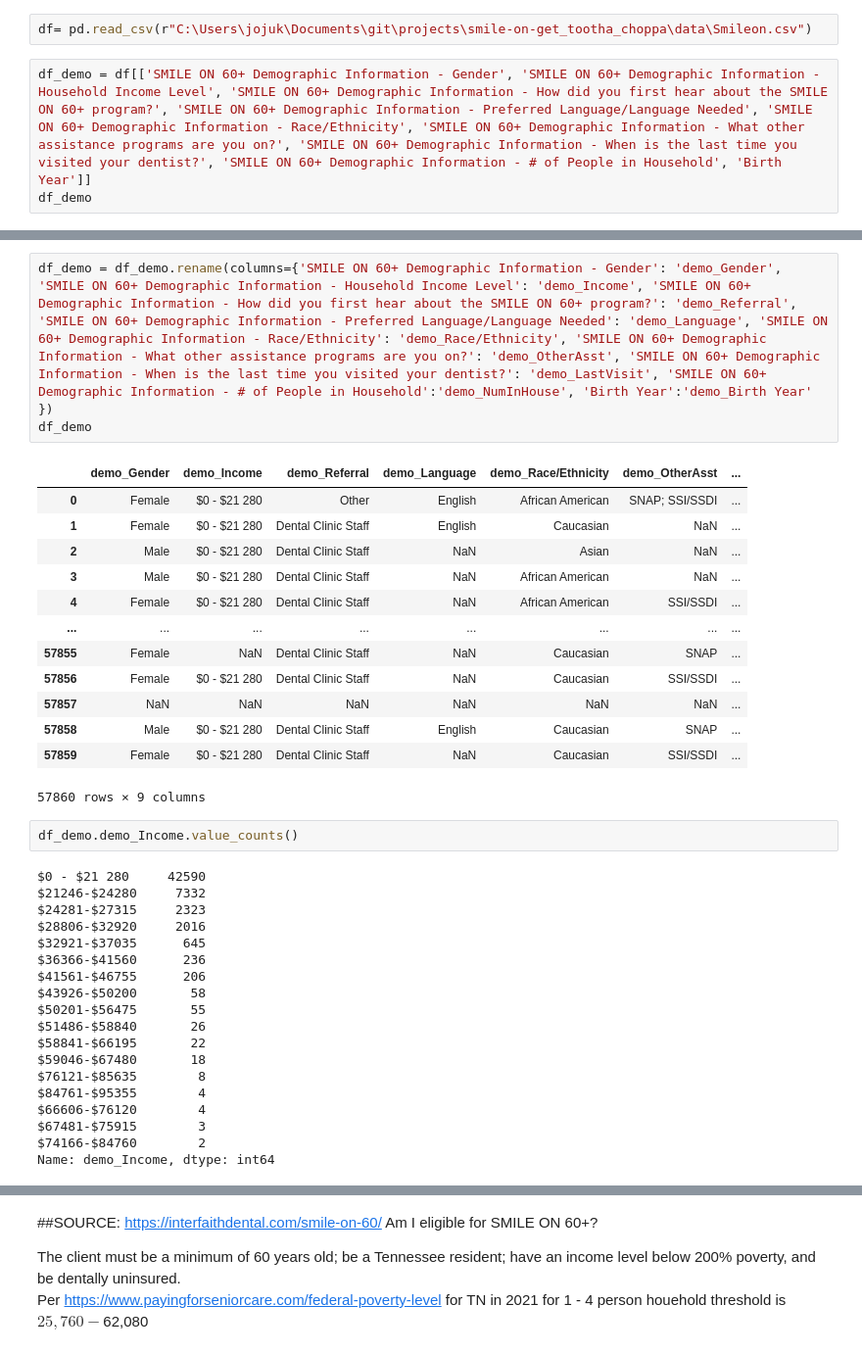
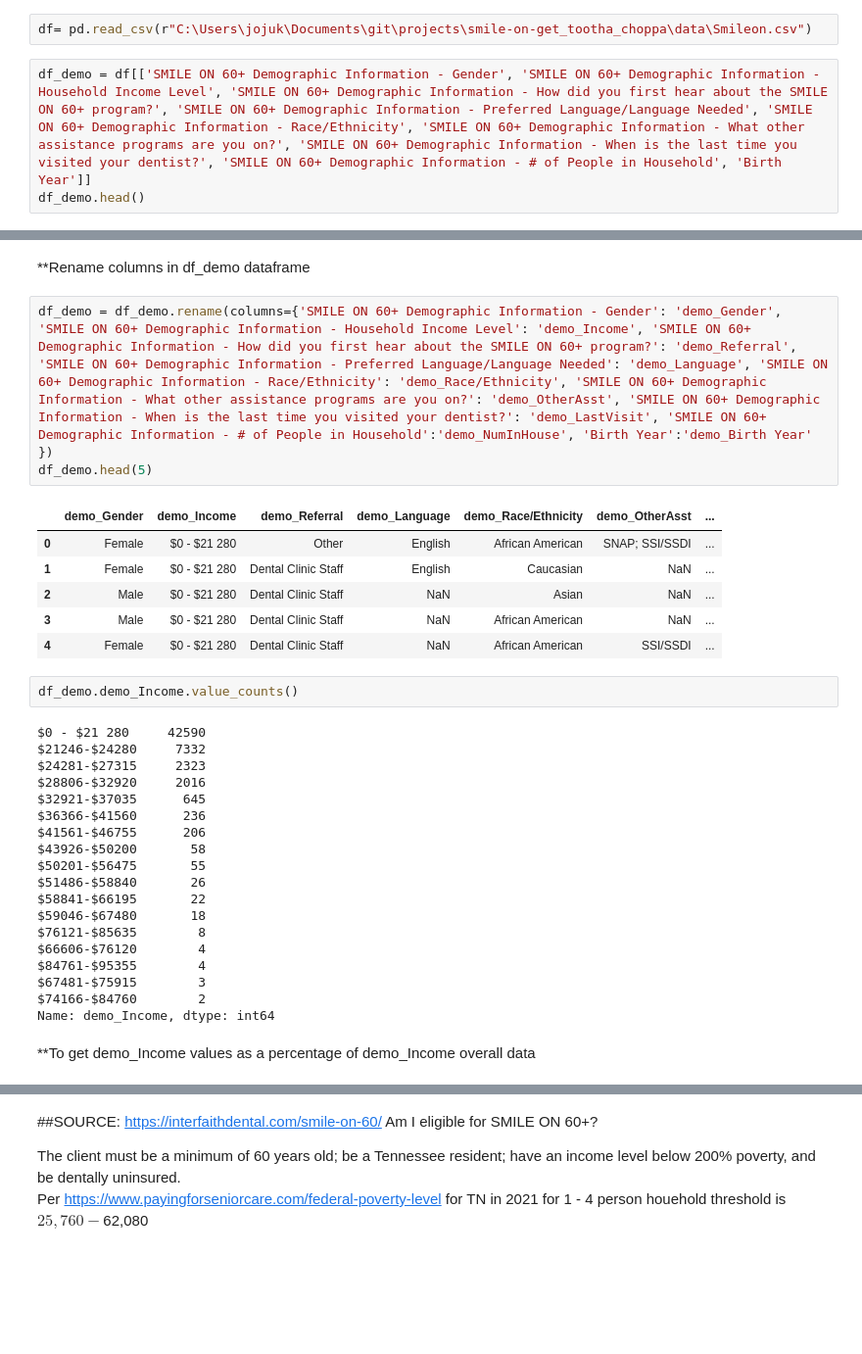
Before and after one commit to Jmiah789/smile-on-get_tootha_choppa, a Jupyter notebook: notebooks/Demographics.ipynb, the cells around one changed output, grey strips where cells are left out. Shown at 98% size. Saved outputs shown, nothing was run; the diff lists cells and outputs as text; blank space fills up the shorter version.

```diff
--- a/notebooks/Demographics.ipynb
+++ b/notebooks/Demographics.ipynb
@@ -18,7 +18,7 @@ pd.set_option('display.max_columns', None)
 df= pd.read_csv(r"C:\Users\jojuk\Documents\git\projects\smile-on-get_tootha_choppa\data\Smileon.csv")
 # %%
 df_demo = df[['SMILE ON 60+ Demographic Information - Gender', 'SMILE ON 60+ Demographic Information - Household Income Level', 'SMILE ON 60+ Demographic Information - How did you first hear about the SMILE ON 60+ program?', 'SMILE ON 60+ Demographic Information - Preferred Language/Language Needed', 'SMILE ON 60+ Demographic Information - Race/Ethnicity', 'SMILE ON 60+ Demographic Information - What other assistance programs are you on?', 'SMILE ON 60+ Demographic Information - When is the last time you visited your dentist?', 'SMILE ON 60+ Demographic Information - # of People in Household', 'Birth Year']]
-df_demo
+df_demo.head()
 # %% [output]
 |  | SMILE ON 60+ Demographic Informat... | SMILE ON 60+ Demographic Informat... | SMILE ON 60+ Demographic Informat... | SMILE ON 60+ Demographic Informat... | ... |
 | 0 | Female | $0 - $21 280 | Other | English | ... |
@@ -36,20 +29,15 @@ df_demo
+# %% [markdown]
+**Rename columns in df_demo dataframe
 # %%
 df_demo = df_demo.rename(columns={'SMILE ON 60+ Demographic Information - Gender': 'demo_Gender', 'SMILE ON 60+ Demographic Information - Household Income Level': 'demo_Income', 'SMILE ON 60+ Demographic Information - How did you first hear about the SMILE ON 60+ program?': 'demo_Referral', 'SMILE ON 60+ Demographic Information - Preferred Language/Language Needed': 'demo_Language', 'SMILE ON 60+ Demographic Information - Race/Ethnicity': 'demo_Race/Ethnicity', 'SMILE ON 60+ Demographic Information - What other assistance programs are you on?': 'demo_OtherAsst', 'SMILE ON 60+ Demographic Information - When is the last time you visited your dentist?': 'demo_LastVisit', 'SMILE ON 60+ Demographic Information - # of People in Household':'demo_NumInHouse', 'Birth Year':'demo_Birth Year' })
-df_demo
+df_demo.head(5)
 # %% [output]
 |  | demo_Gender | demo_Income | demo_Referral | demo_Language | demo_Race/Ethnicity | demo_OtherAsst | ... |
 | 0 | Female | $0 - $21 280 | Other | English | African American | SNAP; SSI/SSDI | ... |
 | 1 | Female | $0 - $21 280 | Dental Clinic Staff | English | Caucasian | NaN | ... |
 | 2 | Male | $0 - $21 280 | Dental Clinic Staff | NaN | Asian | NaN | ... |
 | 3 | Male | $0 - $21 280 | Dental Clinic Staff | NaN | African American | NaN | ... |
 | 4 | Female | $0 - $21 280 | Dental Clinic Staff | NaN | African American | SSI/SSDI | ... |
-| ... | ... | ... | ... | ... | ... | ... | ... |
-| 57855 | Female | NaN | Dental Clinic Staff | NaN | Caucasian | SNAP | ... |
-| 57856 | Female | $0 - $21 280 | Dental Clinic Staff | NaN | Caucasian | SSI/SSDI | ... |
-| 57857 | NaN | NaN | NaN | NaN | NaN | NaN | ... |
-| 57858 | Male | $0 - $21 280 | Dental Clinic Staff | English | Caucasian | SNAP | ... |
-| 57859 | Female | $0 - $21 280 | Dental Clinic Staff | NaN | Caucasian | SSI/SSDI | ... |
-57860 rows × 9 columns
 # %%
 df_demo.demo_Income.value_counts()
 # %% [output]
@@ -66,8 +54,10 @@ $51486-$58840       26
 $58841-$66195       22
 $59046-$67480       18
 $76121-$85635        8
+$66606-$76120        4
 $84761-$95355        4
-$66606-$76120        4
 $67481-$75915        3
 $74166-$84760        2
 Name: demo_Income, dtype: int64
+# %% [markdown]
+**To get demo_Income values as a percentage of demo_Income overall data
```
Also changed, not shown: parts of 34 cells of this notebook.
